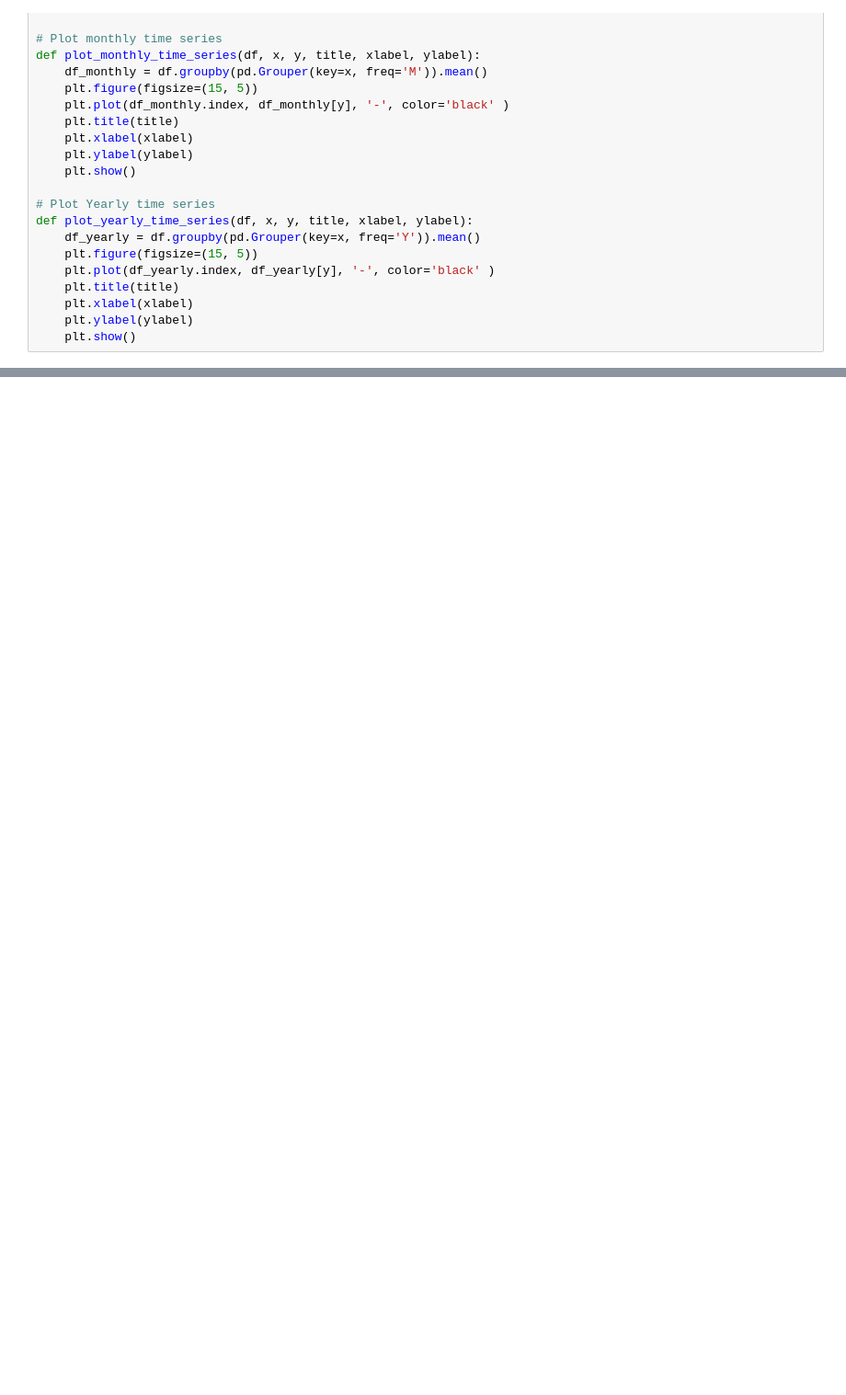
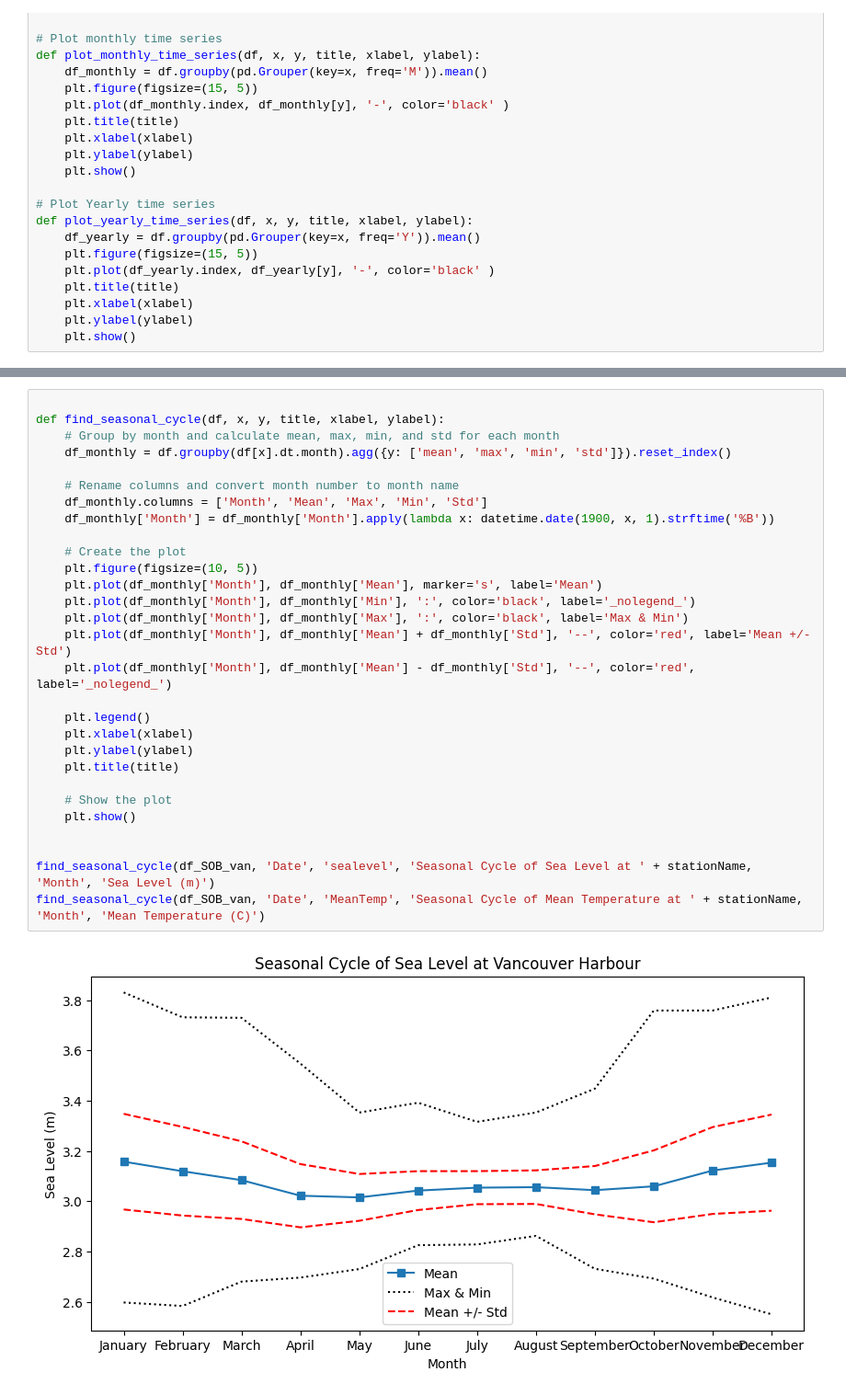
Before and after one commit to Mourud/sea-level-temp-data-analysis, a Jupyter notebook: Final_Project.ipynb, the cells around one changed output, grey strips where cells are left out. Shown at 92% size. Cells and saved outputs as stored; diff of their text form; blank space fills up the shorter version.

Commit message:
added seasonal cycle calculations function

```diff
--- a/Final_Project.ipynb
+++ b/Final_Project.ipynb
@@ -97,0 +84,31 @@ plot_yearly_time_series(df_SOB_van, 'Date', 'MeanTemp', 'Yearly Mean Temperature
+# %%
+
+def find_seasonal_cycle(df, x, y, title, xlabel, ylabel):
+    # Group by month and calculate mean, max, min, and std for each month
+    df_monthly = df.groupby(df[x].dt.month).agg({y: ['mean', 'max', 'min', 'std']}).reset_index()
+
+    # Rename columns and convert month number to month name
+    df_monthly.columns = ['Month', 'Mean', 'Max', 'Min', 'Std']
+    df_monthly['Month'] = df_monthly['Month'].apply(lambda x: datetime.date(1900, x, 1).strftime('%B'))
+
+    # Create the plot
+    plt.figure(figsize=(10, 5))
+    plt.plot(df_monthly['Month'], df_monthly['Mean'], marker='s', label='Mean')
+    plt.plot(df_monthly['Month'], df_monthly['Min'], ':', color='black', label='_nolegend_')
+    plt.plot(df_monthly['Month'], df_monthly['Max'], ':', color='black', label='Max & Min')
+    plt.plot(df_monthly['Month'], df_monthly['Mean'] + df_monthly['Std'], '--', color='red', label='Mean +/- Std')
+    plt.plot(df_monthly['Month'], df_monthly['Mean'] - df_monthly['Std'], '--', color='red', label='_nolegend_')
+
+    plt.legend()
+    plt.xlabel(xlabel)
+    plt.ylabel(ylabel)
+    plt.title(title)
+
+    # Show the plot
+    plt.show()
+
+
+find_seasonal_cycle(df_SOB_van, 'Date', 'sealevel', 'Seasonal Cycle of Sea Level at ' + stationName, 'Month', 'Sea Level (m)')
+find_seasonal_cycle(df_SOB_van, 'Date', 'MeanTemp', 'Seasonal Cycle of Mean Temperature at ' + stationName, 'Month', 'Mean Temperature (C)')
+# %% [output]
+[figure, added]
```
Also changed, not shown: parts of 6 cells of this notebook.
